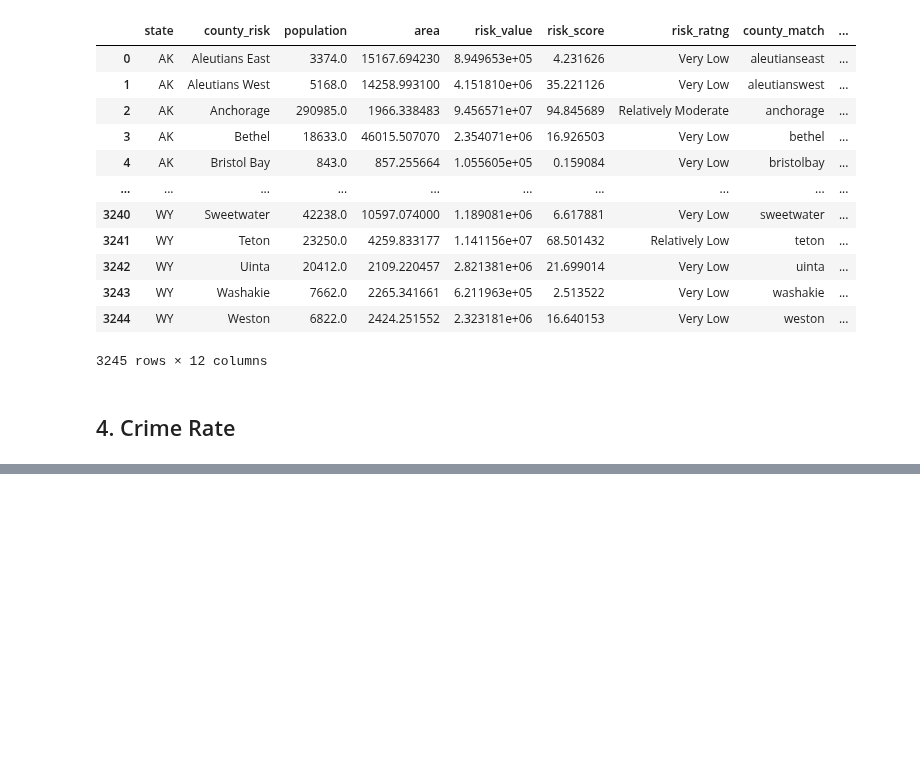
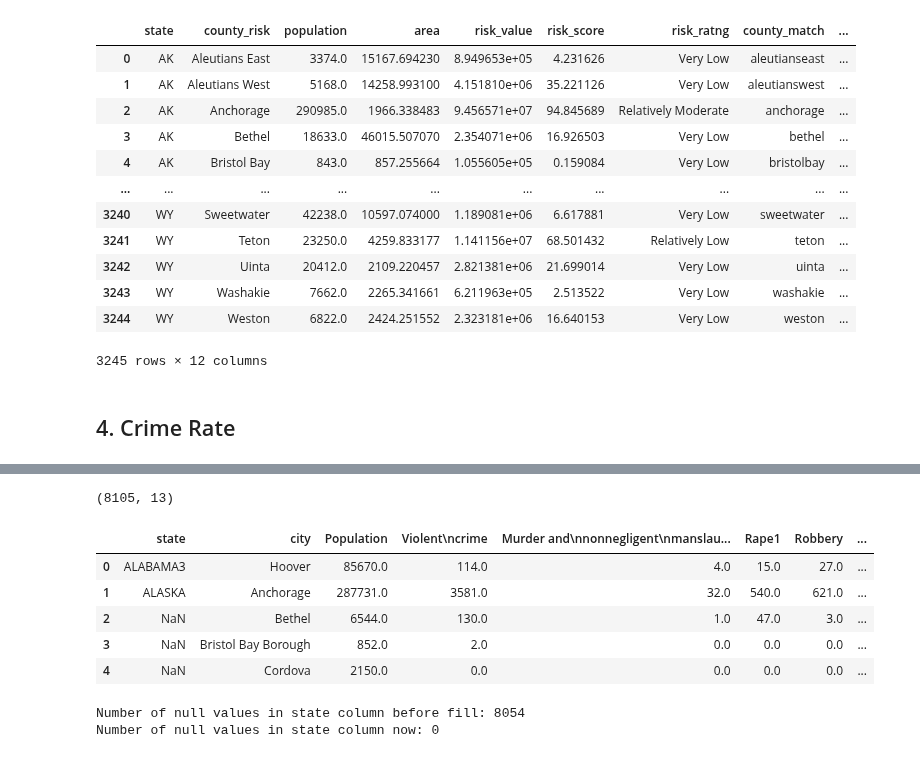
Before and after one commit to jahnavi-maddhuri/Climate-Risk-Impact-on-House-Prices, a Jupyter notebook: DataCleaningCombining.ipynb, the cells around one changed output, grey strips where cells are left out. Cells and saved outputs as stored; diff of their text form; code cells hidden in the pictures; blank space fills up the shorter version.

```diff
--- a/DataCleaningCombining.ipynb
+++ b/DataCleaningCombining.ipynb
@@ -442,0 +443,25 @@ crime[]
+# %%
+crime = pd.read_excel('/Users/jahnavimaddhuri/Downloads/Crime_2019.xls', header = 3)[:-8]
+crime.rename(columns = {'State': 'state', 'City': 'city'}, inplace = True)
+print(crime.shape)
+crime.head()
+# %% [output]
+(8105, 13)
+|  | state | city | Population | Violent\ncrime | Murder and\nnonnegligent\nmanslau... | Rape1 | Robbery | ... |
+| 0 | ALABAMA3 | Hoover | 85670.0 | 114.0 | 4.0 | 15.0 | 27.0 | ... |
+| 1 | ALASKA | Anchorage | 287731.0 | 3581.0 | 32.0 | 540.0 | 621.0 | ... |
+| 2 | NaN | Bethel | 6544.0 | 130.0 | 1.0 | 47.0 | 3.0 | ... |
+| 3 | NaN | Bristol Bay Borough | 852.0 | 2.0 | 0.0 | 0.0 | 0.0 | ... |
+| 4 | NaN | Cordova | 2150.0 | 0.0 | 0.0 | 0.0 | 0.0 | ... |
+# %%
+print(f'Number of null values in state column before fill: {sum(crime.state.isnull())}')
+state_idx = crime[-crime['state'].isnull()].index[1:]
+for i in range(len(state_idx)-1):
+    start = state_idx[i]
+    end = state_idx[i+1]
+    crime.loc[start + 1: end-1, 'state'] = crime.loc[start, 'state']
+crime.loc[end:, 'state'] = crime.loc[end, 'state']
+print(f'Number of null values in state column now: {sum(crime.state.isnull())}')
+# %% [output]
+Number of null values in state column before fill: 8054
+Number of null values in state column now: 0
```
Also changed, not shown: parts of 37 cells of this notebook, 1 other file.
